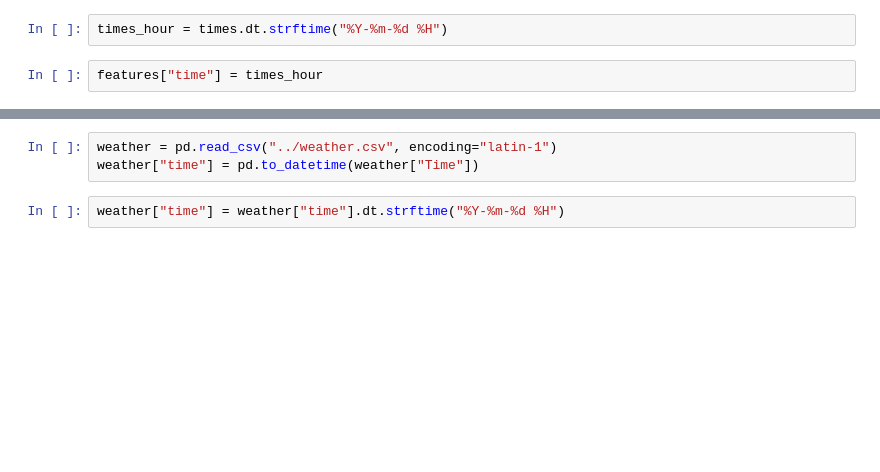
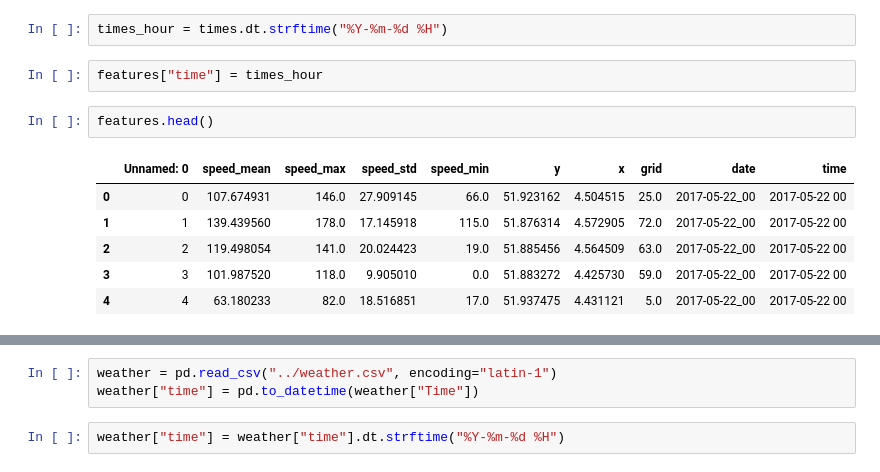
Before and after one commit to WPH2017Schipperke/data_modelling, a Jupyter notebook: eda.ipynb, the cells around one changed output, grey strips where cells are left out. Cells and saved outputs as stored; diff of their text form; blank space fills up the shorter version.

```diff
--- a/eda.ipynb
+++ b/eda.ipynb
@@ -287,3 +278,12 @@ times = pd.to_datetime(features["date"], format="%Y-%m-%d_%H")
 times_hour = times.dt.strftime("%Y-%m-%d %H")
 # %%
 features["time"] = times_hour
+# %%
+features.head()
+# %% [output]
+|  | Unnamed: 0 | speed_mean | speed_max | speed_std | speed_min | y | x | grid | date | time |
+| 0 | 0 | 107.674931 | 146.0 | 27.909145 | 66.0 | 51.923162 | 4.504515 | 25.0 | 2017-05-22_00 | 2017-05-22 00 |
+| 1 | 1 | 139.439560 | 178.0 | 17.145918 | 115.0 | 51.876314 | 4.572905 | 72.0 | 2017-05-22_00 | 2017-05-22 00 |
+| 2 | 2 | 119.498054 | 141.0 | 20.024423 | 19.0 | 51.885456 | 4.564509 | 63.0 | 2017-05-22_00 | 2017-05-22 00 |
+| 3 | 3 | 101.987520 | 118.0 | 9.905010 | 0.0 | 51.883272 | 4.425730 | 59.0 | 2017-05-22_00 | 2017-05-22 00 |
+| 4 | 4 | 63.180233 | 82.0 | 18.516851 | 17.0 | 51.937475 | 4.431121 | 5.0 | 2017-05-22_00 | 2017-05-22 00 |
```
Also changed, not shown: parts of 23 cells of this notebook.
